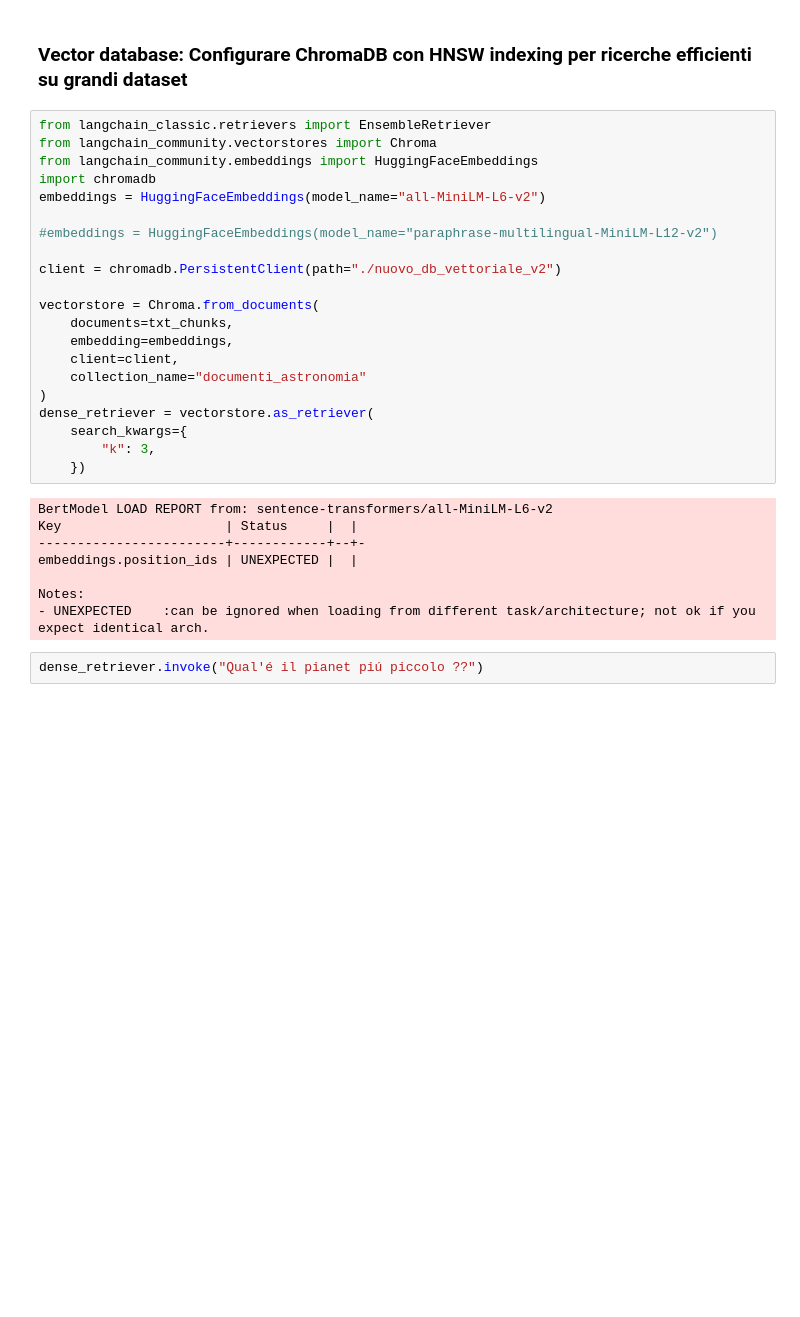
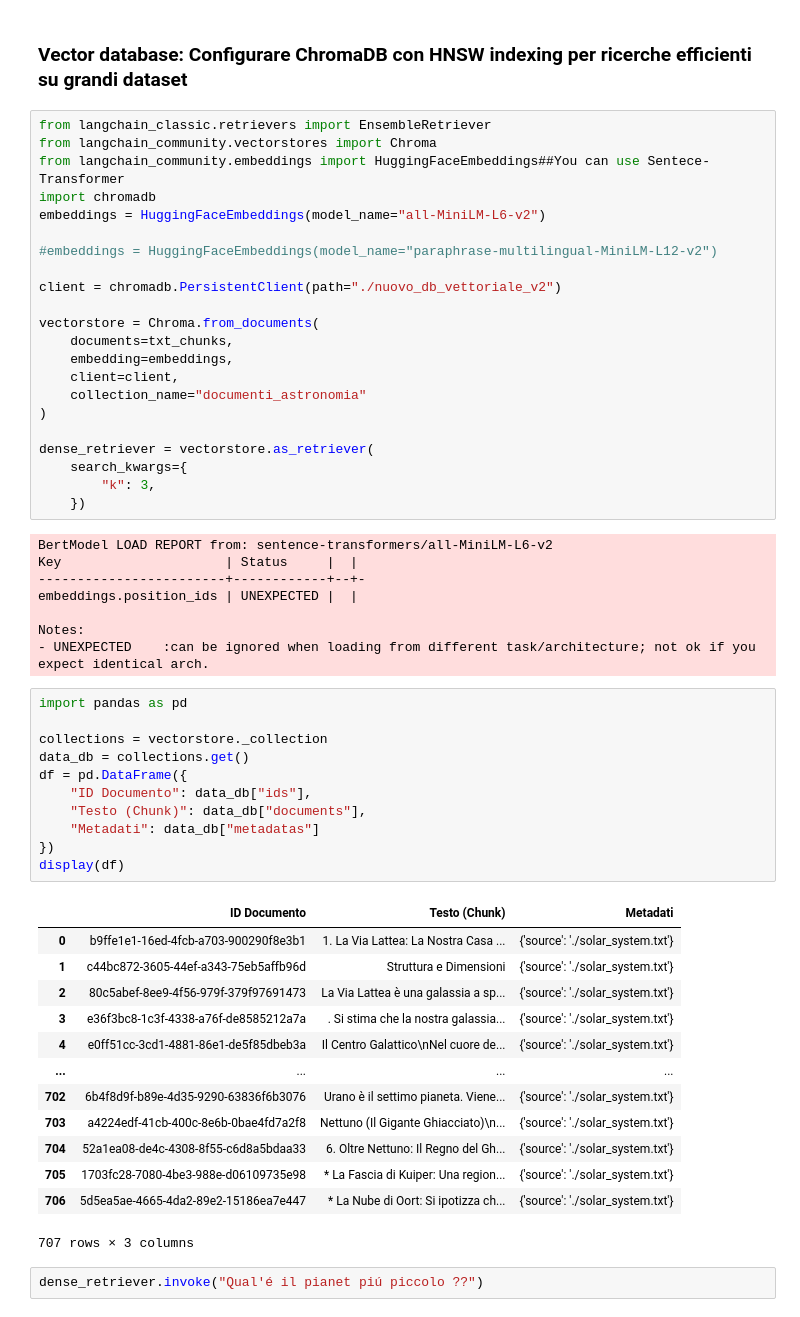
Before and after one commit to acapodanno/Large-Language-Model, a Jupyter notebook: rag_final_test.ipynb, the cells around one changed output. Saved outputs shown, nothing was run; the diff lists cells and outputs as text; blank space fills up the shorter version.

```diff
--- a/rag_final_test.ipynb
+++ b/rag_final_test.ipynb
@@ -87,7 +87,7 @@ Esecuzione chunking con RecursiveCharacterTextSplitter...
 # %%
 from langchain_classic.retrievers import EnsembleRetriever
 from langchain_community.vectorstores import Chroma
-from langchain_community.embeddings import HuggingFaceEmbeddings
+from langchain_community.embeddings import HuggingFaceEmbeddings##You can use Sentece-Transformer
 import chromadb
 embeddings = HuggingFaceEmbeddings(model_name="all-MiniLM-L6-v2")
 
@@ -101,6 +101,7 @@ vectorstore = Chroma.from_documents(
     client=client,
     collection_name="documenti_astronomia"
 )
+
 dense_retriever = vectorstore.as_retriever(
     search_kwargs={
         "k": 3,
@@ -113,6 +114,31 @@ embeddings.position_ids | UNEXPECTED |  |
 
 Notes:
 - UNEXPECTED    :can be ignored when loading from different task/architecture; not ok if you expect identical arch.
+# %%
+import pandas as pd
+
+collections = vectorstore._collection
+data_db = collections.get()
+df = pd.DataFrame({
+    "ID Documento": data_db["ids"],
+    "Testo (Chunk)": data_db["documents"],
+    "Metadati": data_db["metadatas"]
+})
+display(df)
+# %% [output]
+|  | ID Documento | Testo (Chunk) | Metadati |
+| 0 | b9ffe1e1-16ed-4fcb-a703-900290f8e3b1 | 1. La Via Lattea: La Nostra Casa ... | {'source': './solar_system.txt'} |
+| 1 | c44bc872-3605-44ef-a343-75eb5affb96d | Struttura e Dimensioni | {'source': './solar_system.txt'} |
+| 2 | 80c5abef-8ee9-4f56-979f-379f97691473 | La Via Lattea è una galassia a sp... | {'source': './solar_system.txt'} |
+| 3 | e36f3bc8-1c3f-4338-a76f-de8585212a7a | . Si stima che la nostra galassia... | {'source': './solar_system.txt'} |
+| 4 | e0ff51cc-3cd1-4881-86e1-de5f85dbeb3a | Il Centro Galattico\nNel cuore de... | {'source': './solar_system.txt'} |
+| ... | ... | ... | ... |
+| 702 | 6b4f8d9f-b89e-4d35-9290-63836f6b3076 | Urano è il settimo pianeta. Viene... | {'source': './solar_system.txt'} |
+| 703 | a4224edf-41cb-400c-8e6b-0bae4fd7a2f8 | Nettuno (Il Gigante Ghiacciato)\n... | {'source': './solar_system.txt'} |
+| 704 | 52a1ea08-de4c-4308-8f55-c6d8a5bdaa33 | 6. Oltre Nettuno: Il Regno del Gh... | {'source': './solar_system.txt'} |
+| 705 | 1703fc28-7080-4be3-988e-d06109735e98 | * La Fascia di Kuiper: Una region... | {'source': './solar_system.txt'} |
+| 706 | 5d5ea5ae-4665-4da2-89e2-15186ea7e447 | * La Nube di Oort: Si ipotizza ch... | {'source': './solar_system.txt'} |
+707 rows × 3 columns
 # %%
 dense_retriever.invoke("Qual'é il pianet piú piccolo ??")
 # %% [output]
```
Also changed, not shown: parts of 1 cell of this notebook.
